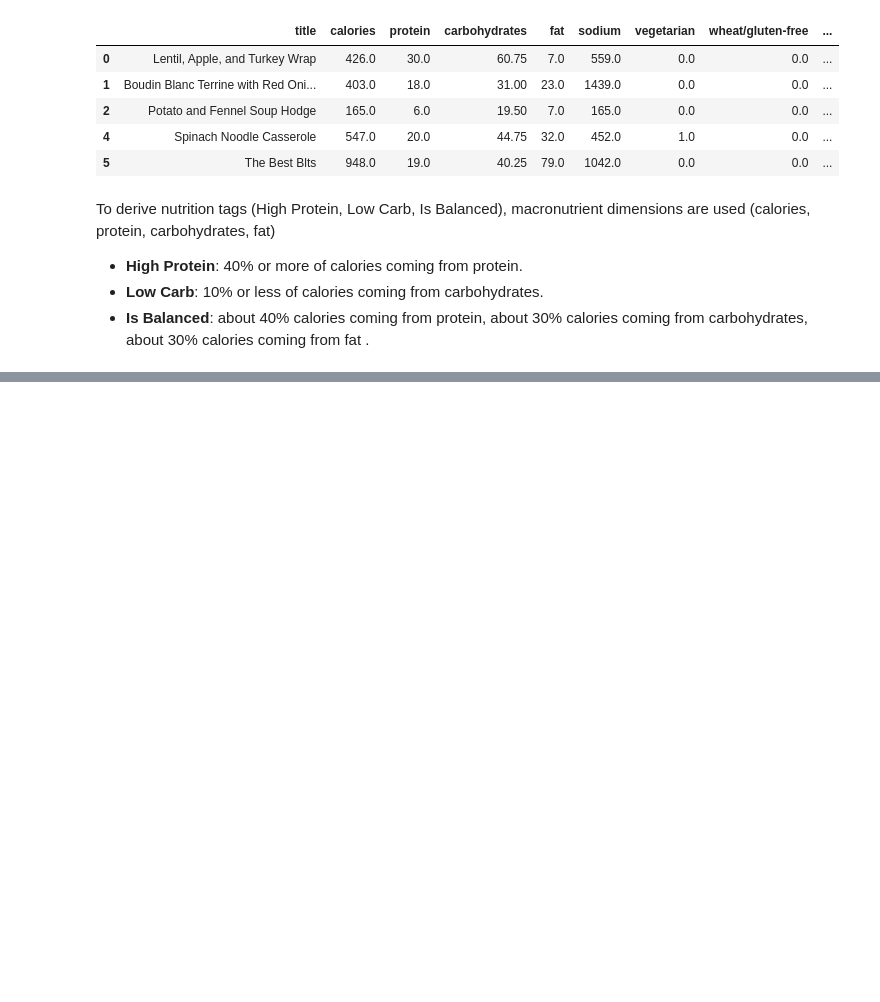
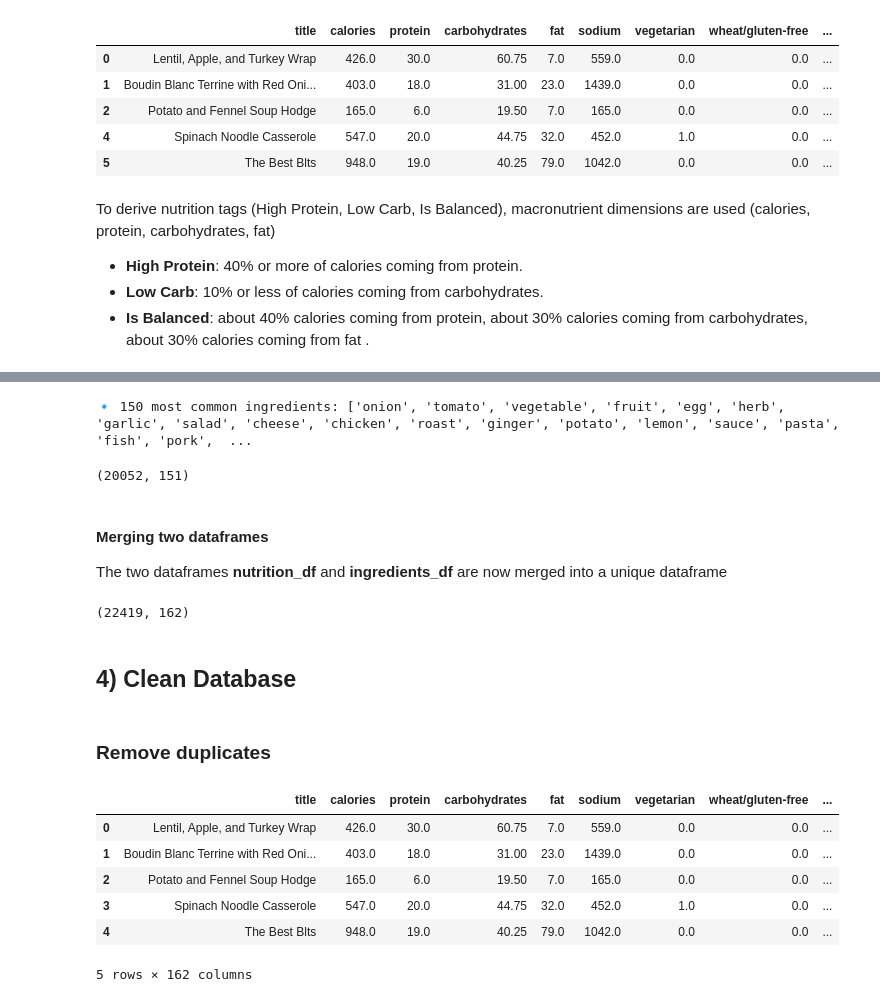
Before and after one commit to 4GeeksAcademy/bertuzzi-machine-learning-final, a Jupyter notebook: src/explore.ipynb, the cells around one changed output, grey strips where cells are left out. Drawn from its saved outputs; the diff is of its cells as text; code cells hidden in the pictures; blank space fills up the shorter version.

Commit message:
pre process dataframe

```diff
--- a/src/explore.ipynb
+++ b/src/explore.ipynb
@@ -75,0 +103,5 @@ To derive nutrition tags (High Protein, Low Carb, Is Balanced), macronutrient di
+# %%
+freq_ingredients = []
+with open('../data/files/ingredients.txt', 'r') as f:
+    freq_ingredients = [i.strip() for i in f]
+print(freq_ingredients)
@@ -75,0 +112,3 @@ To derive nutrition tags (High Protein, Low Carb, Is Balanced), macronutrient di
+# %%
+selected_columns = ['title'] + freq_ingredients
+ingredients_df = recipes_df.loc[:, recipes_df.columns.intersection(selected_columns)]
@@ -75,0 +117,39 @@ To derive nutrition tags (High Protein, Low Carb, Is Balanced), macronutrient di
+# %%
+title = ingredients_df['title']
+ingredients_df = ingredients_df.select_dtypes(include=['number'])
+ingredient_counts = ingredients_df.sum().sort_values(ascending=False)
+top_ingredients = ingredient_counts.head(150).index
+ingredients_df = ingredients_df[top_ingredients]
+ingredients_df['title'] = title
+ingredients_df.head()
+print(f'🔹 150 most common ingredients: {list(ingredients_df.columns)}')
+ingredients_df.shape
+# %% [output]
+🔹 150 most common ingredients: ['onion', 'tomato', 'vegetable', 'fruit', 'egg', 'herb', 'garlic', 'salad', 'cheese', 'chicken', 'roast', 'ginger', 'potato', 'lemon', 'sauce', 'pasta', 'fish', 'pork',  ...
+(20052, 151)
+# %% [markdown]
+#### Merging two dataframes
+The two dataframes **nutrition_df** and **ingredients_df** are now merged into a unique dataframe
+# %%
+recipes_df = pd.merge(nutrition_df, ingredients_df, how='inner', on='title')
+recipes_df.head()
+recipes_df.shape
+# %% [output]
+(22419, 162)
+# %% [markdown]
+## 4) Clean Database
+# %% [markdown]
+### Remove duplicates
+# %%
+if recipes_df.duplicated().sum() != 0:
+    recipes_df.drop_duplicates(inplace=True)
+recipes_df.shape
+recipes_df.head()
+# %% [output]
+|  | title | calories | protein | carbohydrates | fat | sodium | vegetarian | wheat/gluten-free | ... |
+| 0 | Lentil, Apple, and Turkey Wrap | 426.0 | 30.0 | 60.75 | 7.0 | 559.0 | 0.0 | 0.0 | ... |
+| 1 | Boudin Blanc Terrine with Red Oni... | 403.0 | 18.0 | 31.00 | 23.0 | 1439.0 | 0.0 | 0.0 | ... |
+| 2 | Potato and Fennel Soup Hodge | 165.0 | 6.0 | 19.50 | 7.0 | 165.0 | 0.0 | 0.0 | ... |
+| 3 | Spinach Noodle Casserole | 547.0 | 20.0 | 44.75 | 32.0 | 452.0 | 1.0 | 0.0 | ... |
+| 4 | The Best Blts | 948.0 | 19.0 | 40.25 | 79.0 | 1042.0 | 0.0 | 0.0 | ... |
+5 rows × 162 columns
```
Also changed, not shown: parts of 8 cells of this notebook, 1 other file.
